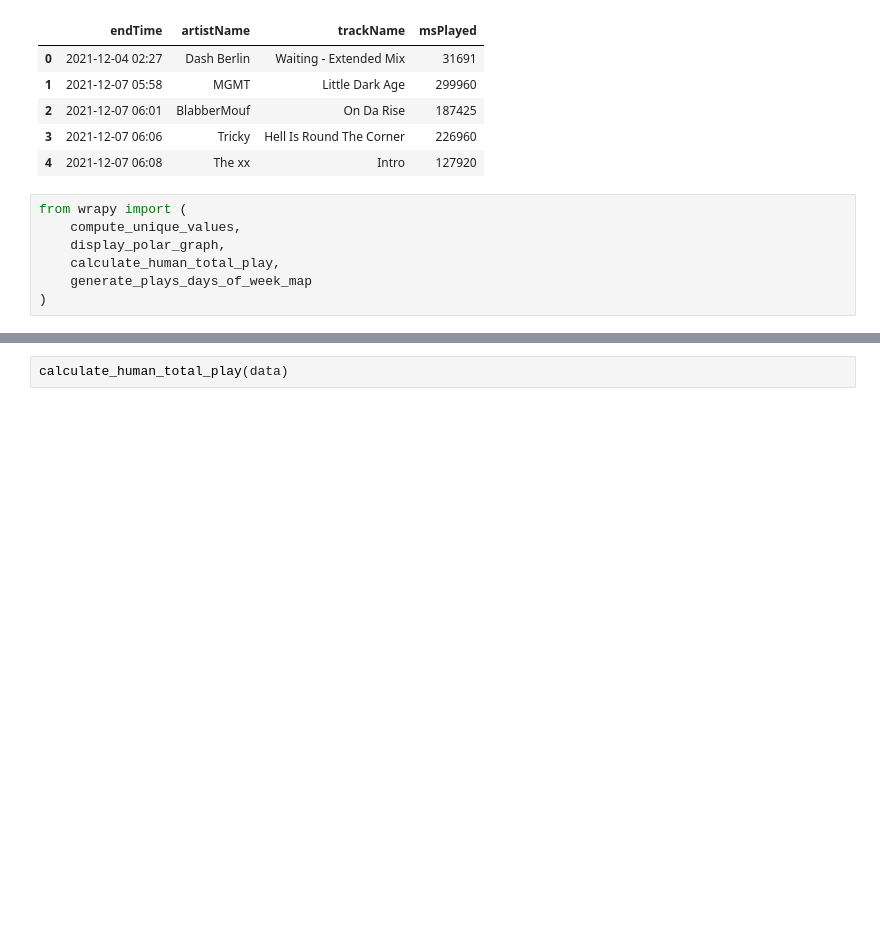
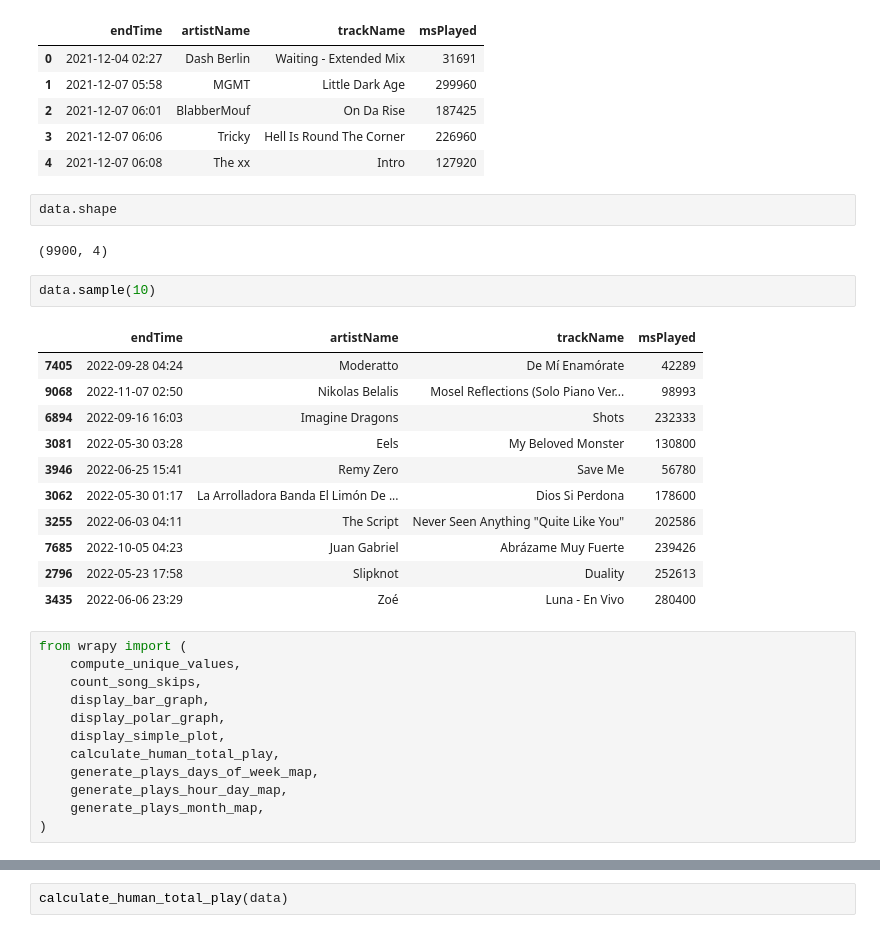
Before and after one commit to dbetm/spotify-wrapy, a Jupyter notebook: exp.ipynb, the cells around one changed output, grey strips where cells are left out. Cells and saved outputs as stored; diff of their text form; blank space fills up the shorter version.

```diff
--- a/exp.ipynb
+++ b/exp.ipynb
@@ -17,10 +16,33 @@ data.head()
 | 2 | 2021-12-07 06:01 | BlabberMouf | On Da Rise | 187425 |
 | 3 | 2021-12-07 06:06 | Tricky | Hell Is Round The Corner | 226960 |
 | 4 | 2021-12-07 06:08 | The xx | Intro | 127920 |
+# %%
+data.shape
+# %% [output]
+(9900, 4)
+# %%
+data.sample(10)
+# %% [output]
+|  | endTime | artistName | trackName | msPlayed |
+| 7405 | 2022-09-28 04:24 | Moderatto | De Mí Enamórate | 42289 |
+| 9068 | 2022-11-07 02:50 | Nikolas Belalis | Mosel Reflections (Solo Piano Ver... | 98993 |
+| 6894 | 2022-09-16 16:03 | Imagine Dragons | Shots | 232333 |
+| 3081 | 2022-05-30 03:28 | Eels | My Beloved Monster | 130800 |
+| 3946 | 2022-06-25 15:41 | Remy Zero | Save Me | 56780 |
+| 3062 | 2022-05-30 01:17 | La Arrolladora Banda El Limón De ... | Dios Si Perdona | 178600 |
+| 3255 | 2022-06-03 04:11 | The Script | Never Seen Anything "Quite Like You" | 202586 |
+| 7685 | 2022-10-05 04:23 | Juan Gabriel | Abrázame Muy Fuerte | 239426 |
+| 2796 | 2022-05-23 17:58 | Slipknot | Duality | 252613 |
+| 3435 | 2022-06-06 23:29 | Zoé | Luna - En Vivo | 280400 |
 # %%
 from wrapy import (
     compute_unique_values,
+    count_song_skips,
+    display_bar_graph,
     display_polar_graph,
+    display_simple_plot,
     calculate_human_total_play,
-    generate_plays_days_of_week_map
+    generate_plays_days_of_week_map,
+    generate_plays_hour_day_map,
+    generate_plays_month_map,
 )
```
Also changed, not shown: parts of 10 cells of this notebook, 3 other files.
